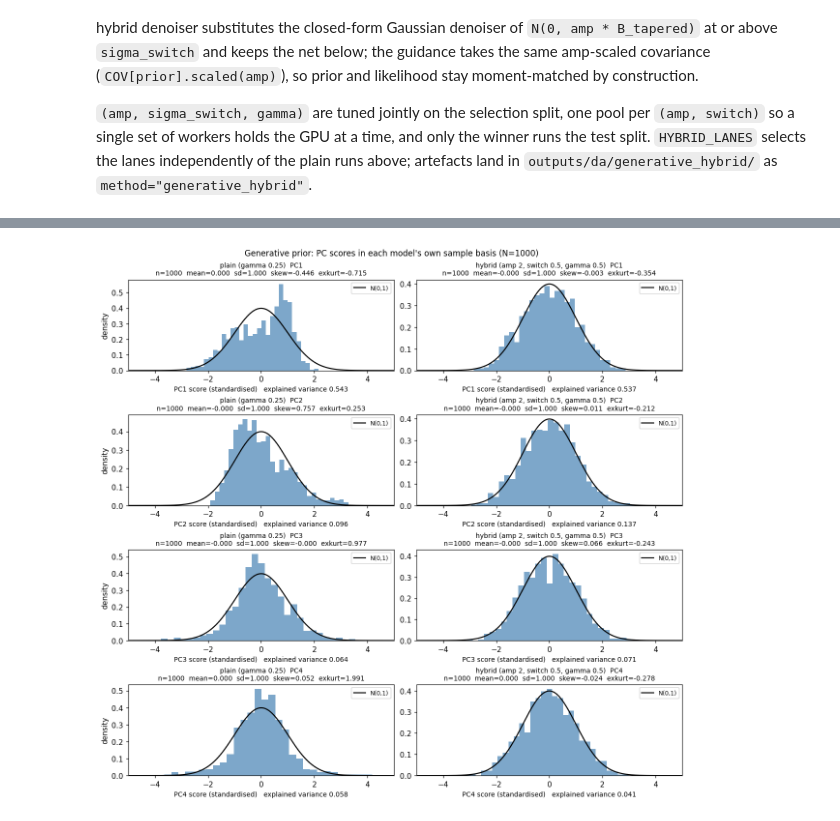
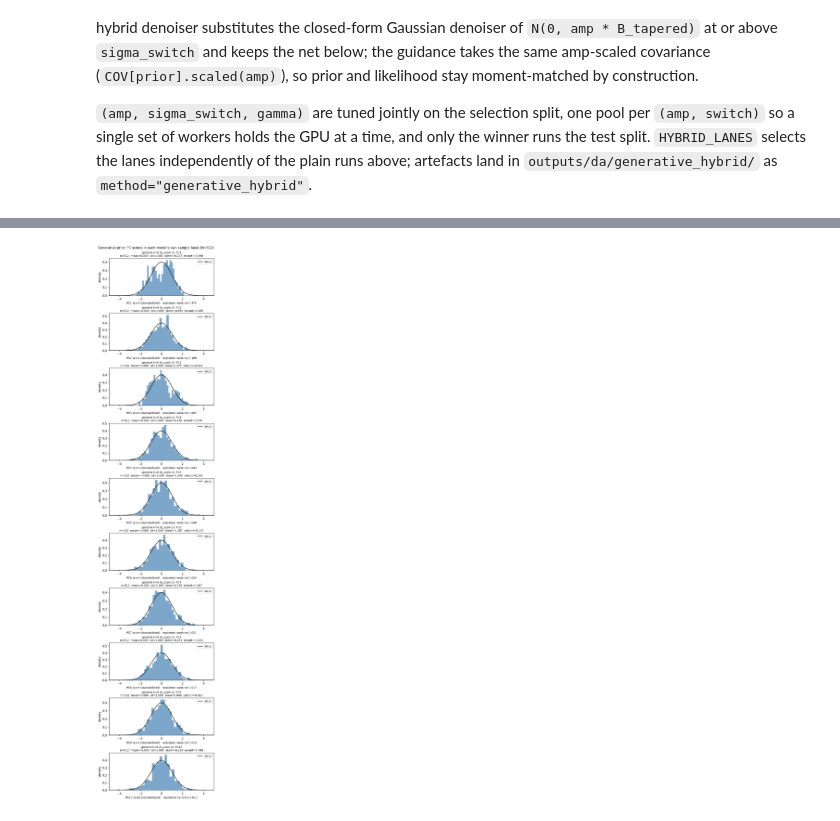
Before and after one commit to evgeni-g-georgiev/sparse_paleoclimate_field_reconstruction, a Jupyter notebook: notebooks/10_generative_prior.ipynb, the cells around one changed output, grey strips where cells are left out. Drawn from its saved outputs; the diff is of its cells as text; code cells hidden in the pictures.

```diff
--- a/notebooks/10_generative_prior.ipynb
+++ b/notebooks/10_generative_prior.ipynb
@@ -239,6 +296,6 @@ def train_prior(name):
     return search
 
 
-SEARCH = {name: train_prior(name) for name in PRIORS}
+SEARCH = {name: train_prior(name) for name in PRIORS_PIXEL}
 print(f"total {time.time() - T0:.0f}s")
 # %% [output]
@@ -310,14 +366,14 @@ def load_sampler(name, cov):
 # One guidance covariance per lane prior, in that checkpoint's own frame. The eigh
 # runs single-threaded (BLAS threads are pinned above) and costs about a minute.
 COV = {}
-for lane in sorted(set(LANES) | set(HYBRID_LANES)):
+for lane in sorted(set(LANES) | set(HYBRID_LANES) | set(PIXEL_SAMPLERS_FOR)):
     name = LANE_PRIOR[lane]
     prior_b = build_prior(cube, ages, lats, lons, PRIOR_IDX[name], valid,
                           **GUIDANCE_TAPER[lane])
     COV[name] = guidance_cov(prior_b.B, FRAME[name][1], FRAME[name][0],
                              meta={"prior": name, **prior_b.meta})
 
-SAMPLER = {name: load_sampler(name, COV[name]) for name in PRIORS}
+SAMPLER = {name: load_sampler(name, COV[name]) for name in PRIORS_PIXEL}
 
 
 def prior_var_map(name, n=N_PRIOR_VAR, seed=0):
@@ -332,9 +388,9 @@ def prior_var_map(name, n=N_PRIOR_VAR, seed=0):
     return ens.var(axis=0, ddof=1)
 
 
-PRIOR_VAR = {name: prior_var_map(name) for name in PRIORS}
+PRIOR_VAR = {name: prior_var_map(name) for name in PRIORS_PIXEL}
 
-for name in PRIORS:
+for name in PRIORS_PIXEL:
     safe, scales, _, _ = FRAME[name]
     pv = PRIOR_VAR[name][:, safe]
     print(f"{name}: prior std {np.sqrt(pv).mean():.3f} degC against a scale field of "
@@ -351,7 +405,7 @@ regurgitating training snapshots (nearest-neighbour distance).
 # %%
 from scipy.spatial.distance import cdist
 
-for name in PRIORS:
+for name in PRIORS_PIXEL:
     safe, _, anom, _ = FRAME[name]
     real = anom[:, :, safe]
     gen = SAMPLER[name].sample_prior(64, seed=0)[:, :, safe]
@@ -641,71 +838,79 @@ from paleoreco.assim.experiments import _obs_geometry
 from paleoreco.assim.observations import observations_at_age
 from paleoreco.eval.projection import orient_pcs, pca_scores, plot_pc_score_distributions
 
-N_PC_SAMPLES, N_PC, PC_TRUTH = 1000, 4, 0
-_gd, _hd = OUT / "generative", OUT / "generative_hybrid"
+N_PC, N_PC_SAMPLES, PC_TRUTH, PC_BATCH = 10, 512, 0, 64
+_name = LANE_PRIOR["ppe"]
 
-# Keyed on the artefacts rather than on LANES, so the figures can be redrawn from a
-# finished run without re-running the lane that produced it.
-if (_hd / "ppe_analysis.npz").exists():
-    _name = LANE_PRIOR["ppe"]
-    _safe, _scales = FRAME[_name][0], FRAME[_name][1]
+# Every generative method that has finished a PPE run, at its own selected operating
+# point read from its own config. Keyed on the artefacts rather than on the lane
+# toggles, so the figures redraw from a finished run without re-running it.
+MODELS, _src = {}, None
+for _kind, _dir in (("plain", OUT / "generative"),
+                    ("hybrid", OUT / "generative_hybrid"),
+                    ("spectral", OUT / "generative_spectral")):
+    if not ((_dir / "ppe_config.json").exists() and (_dir / "ppe_analysis.npz").exists()):
+        continue
+    _sel = json.load(open(_dir / "ppe_config.json"))["selected"]
+    _src = _src or _dir
+    if _kind == "plain" and _name in SAMPLER:
+        MODELS[f"plain (gamma {_sel['b_scale']:g})"] = (SAMPLER[_name], _sel["b_scale"])
+    elif _kind == "hybrid" and _name in SAMPLER:
+        _cov_w = COV[_name].scaled(_sel["hybrid_amp"])
+        MODELS[f"hybrid (amp {_sel['hybrid_amp']:g}, switch {_sel['hybrid_switch']:g}, "
+               f"gamma {_sel['b_scale']:g})"] = (
+            GuidedSampler(HybridDenoiser(SAMPLER[_name].denoiser, _cov_w,
+                                         _sel["hybrid_switch"]),
+                          FRAME[_name][1], FRAME[_name][0], _cov_w, **SAMPLER_KW),
+            _sel["b_scale"])
+    elif _kind == "spectral" and _name in SPECTRAL_SAMPLER:
+        MODELS[f"spectral k={SPECTRAL_K} (b_scale {_sel['b_scale']:g})"] = (
+            SPECTRAL_SAMPLER[_name], _sel["b_scale"])
 
-    # Each model at its own selected operating point, read from its own config:
-    # the plain lane's gamma, the hybrid's (amp, switch, gamma). The hybrid's
-    # sampler is rebuilt here, so this cell does not depend on the locals of the
-    # selection-surface cell above.
-    MODELS = {}
-    if (_gd / "ppe_config.json").exists():
-        _gam = json.load(open(_gd / "ppe_config.json"))["selected"]["b_scale"]
-        MODELS[f"plain (gamma {_gam:g})"] = (SAMPLER[_name], _gam)
-    _win = json.load(open(_hd / "ppe_config.json"))["selected"]
-    _cov_w = COV[_name].scaled(_win["hybrid_amp"])
-    MODELS[f"hybrid (amp {_win['hybrid_amp']:g}, switch {_win['hybrid_switch']:g}, "
-           f"gamma {_win['b_scale']:g})"] = (
-        GuidedSampler(HybridDenoiser(SAMPLER[_name].denoiser, _cov_w,
-                                     _win["hybrid_switch"]),
-                      _scales, _safe, _cov_w, **SAMPLER_KW),
-        _win["b_scale"])
+if not MODELS:
+    print("no generative PPE run with a live sampler; run a lane above first")
+else:
+    _safe = FRAME[_name][0]
+    _z = np.load(_src / "ppe_analysis.npz")
 
-    def draw_prior(sampler, n, seed=0, batch=MAX_BATCH):
-        """``n`` unconditional draws; sample_prior takes no max_batch of its own."""
+    def draw_prior(sampler, n, seed=0, batch=PC_BATCH):
+        """``n`` unconditional draws, batched so peak memory stays bounded."""
         return np.concatenate([sampler.sample_prior(min(batch, n - k), seed=seed + k)
                                for k in range(0, n, batch)])
 
-    # One assimilation, shared by every model so the posterior columns are paired:
+    # One assimilation shared by every model so the posterior columns are paired:
     # truth PC_TRUTH's held-out test network (the last of its drawn shapes) and the
     # pseudo-observations the lane builds for it.
-    _z = np.load(_hd / "ppe_analysis.npz")
     _safe_flat = np.broadcast_to(_safe, (len(VARS), *_safe.shape)).ravel()
     _age = int(_z["drawn_ages"][PC_TRUTH, -1])
     _geom = _obs_geometry(observations_at_age(long_ppe, _age), lats, lons, _safe_flat)
     _rng = np.random.default_rng(0)
     _y = (_z["truth_anom"][PC_TRUTH].ravel()[_geom["gather"]]
           + np.mean([_rng.normal(0.0, np.sqrt(_geom["sse"])) for _ in range(5)], axis=0))
 
-    # Fit each model's PCs on its own samples, over valid cells and both channels.
+    # Each model's PCs are fitted on its own samples, over valid cells and both channels.
     RES_PC = {"prior": {}, "posterior": {}}
-    for _label, (_samp, _gamma) in MODELS.items():
+    for _label, (_samp, _op) in MODELS.items():
         RES_PC["prior"][_label] = orient_pcs(pca_scores(
             draw_prior(_samp, N_PC_SAMPLES, seed=5000)[:, :, _safe], N_PC))
         RES_PC["posterior"][_label] = orient_pcs(pca_scores(
-            _samp.sample_posterior(_geom["gather"], _y, _geom["sse"], _gamma,
+            _samp.sample_posterior(_geom["gather"], _y, _geom["sse"], _op,
                                    N_PC_SAMPLES, seed=6000)[:, :, _safe], N_PC))
 
     for _split, _res in RES_PC.items():
         _where = (f", truth {PC_TRUTH} at age {_age}, {len(_geom['gather'])} obs"
                   if _split == "posterior" else "")
         plot_pc_score_distributions(
             _res, n_components=N_PC,
             title=(f"Generative {_split}: PC scores in each model's own sample basis "
                    f"(N={N_PC_SAMPLES}{_where})"),
             save_path=str(FIG / f"pc_marginals_{_split}.png"))
         plt.show()
         for _label, _r in _res.items():
             _sc = _r["scores"]
-            print(f"{_split:9s} | {_label}: " + " | ".join(
-                f"PC{k + 1} evr {_r['explained_variance_ratio'][k]:.3f} "
-                f"skew {_st.skew(_sc[:, k]):+.2f} exkurt {_st.kurtosis(_sc[:, k]):+.2f}"
-                for k in range(N_PC)))
+            print(f"{_split:9s} | {_label}:")
+            for k in range(N_PC):
+                print(f"    PC{k + 1:<2} evr {_r['explained_variance_ratio'][k]:.3f} "
+                      f"skew {_st.skew(_sc[:, k]):+.2f} "
+                      f"exkurt {_st.kurtosis(_sc[:, k]):+.2f}")
 # %% [output]
-[figure, old version]
+[figure, new version]
```
Also changed, not shown: parts of 19 cells of this notebook.
